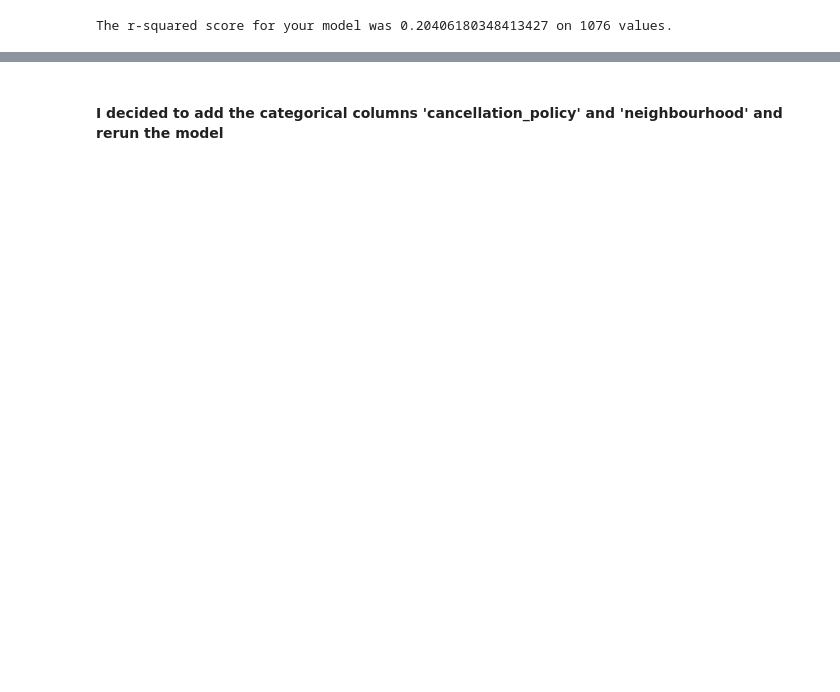
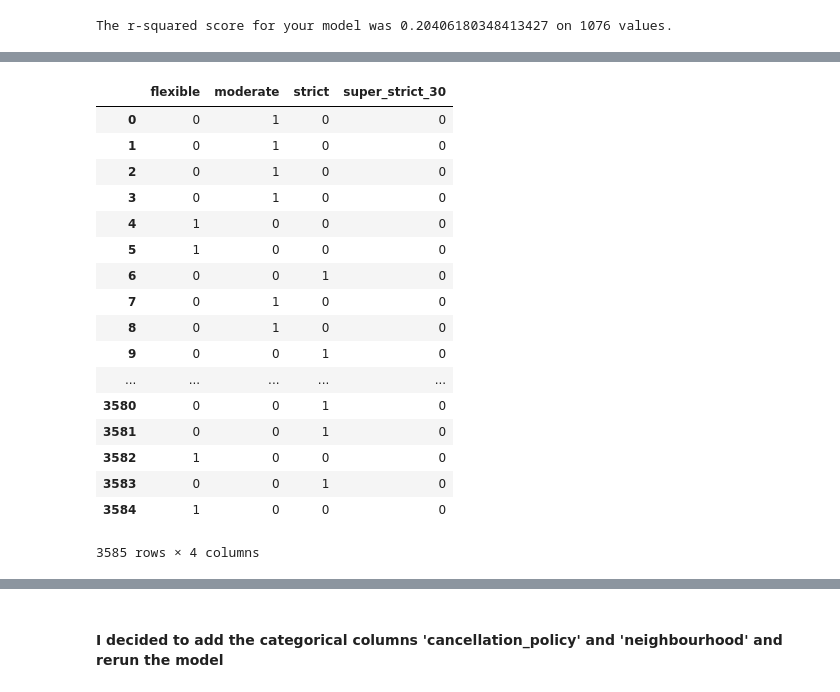
Before and after one commit to vasilyor/DataScienceBlogPost, a Jupyter notebook: DataScienceBlogPost.ipynb, the cells around one changed output, grey strips where cells are left out. Cells and saved outputs as stored; diff of their text form; code cells hidden in the pictures; blank space fills up the shorter version.

```diff
--- a/DataScienceBlogPost.ipynb
+++ b/DataScienceBlogPost.ipynb
@@ -793,8 +788,27 @@ cat_df_b = df_b_list.select_dtypes(include=['object']) # Subset to a dataframe o
 # %%
 #for same categorical colums is ok to create dummmies but for others,
 #in those dataset is challenging as we maight end up with more columns than rows
 
-pd.get_dummies(df_b_list['cancellation_policy'])
+pd.get_dummies(df_b_list_new['cancellation_policy'])
+# %% [output]
+|  | flexible | moderate | strict | super_strict_30 |
+| 0 | 0 | 1 | 0 | 0 |
+| 1 | 0 | 1 | 0 | 0 |
+| 2 | 0 | 1 | 0 | 0 |
+| 3 | 0 | 1 | 0 | 0 |
+| 4 | 1 | 0 | 0 | 0 |
+| 5 | 1 | 0 | 0 | 0 |
+| 6 | 0 | 0 | 1 | 0 |
+| 7 | 0 | 1 | 0 | 0 |
+| 8 | 0 | 1 | 0 | 0 |
+| 9 | 0 | 0 | 1 | 0 |
+| ... | ... | ... | ... | ... |
+| 3580 | 0 | 0 | 1 | 0 |
+| 3581 | 0 | 0 | 1 | 0 |
+| 3582 | 1 | 0 | 0 | 0 |
+| 3583 | 0 | 0 | 1 | 0 |
+| 3584 | 1 | 0 | 0 | 0 |
+3585 rows × 4 columns
 # %%
 # pd.get_dummies(df_b_list['description'])
 # pd.get_dummies(df_b_list['name'])
```
Also changed, not shown: parts of 90 cells of this notebook, 1 other file.
